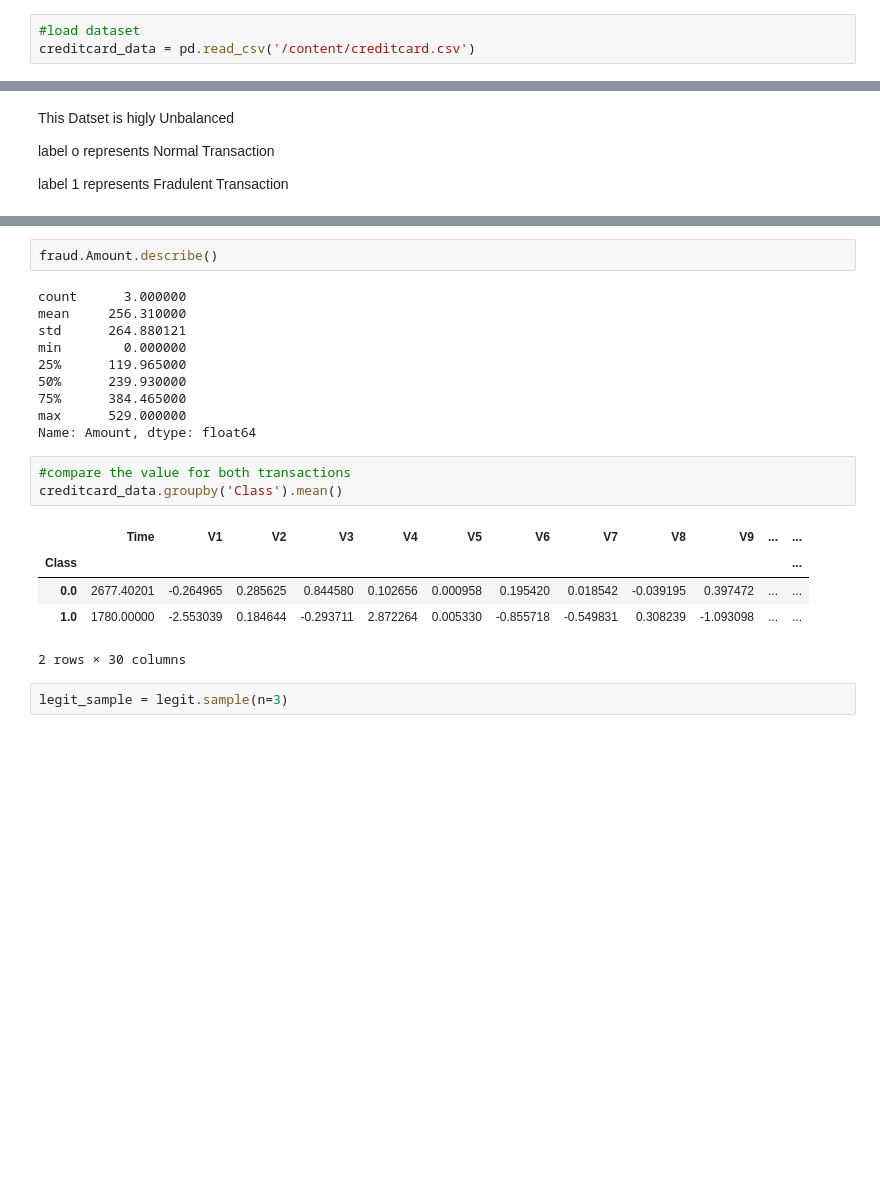
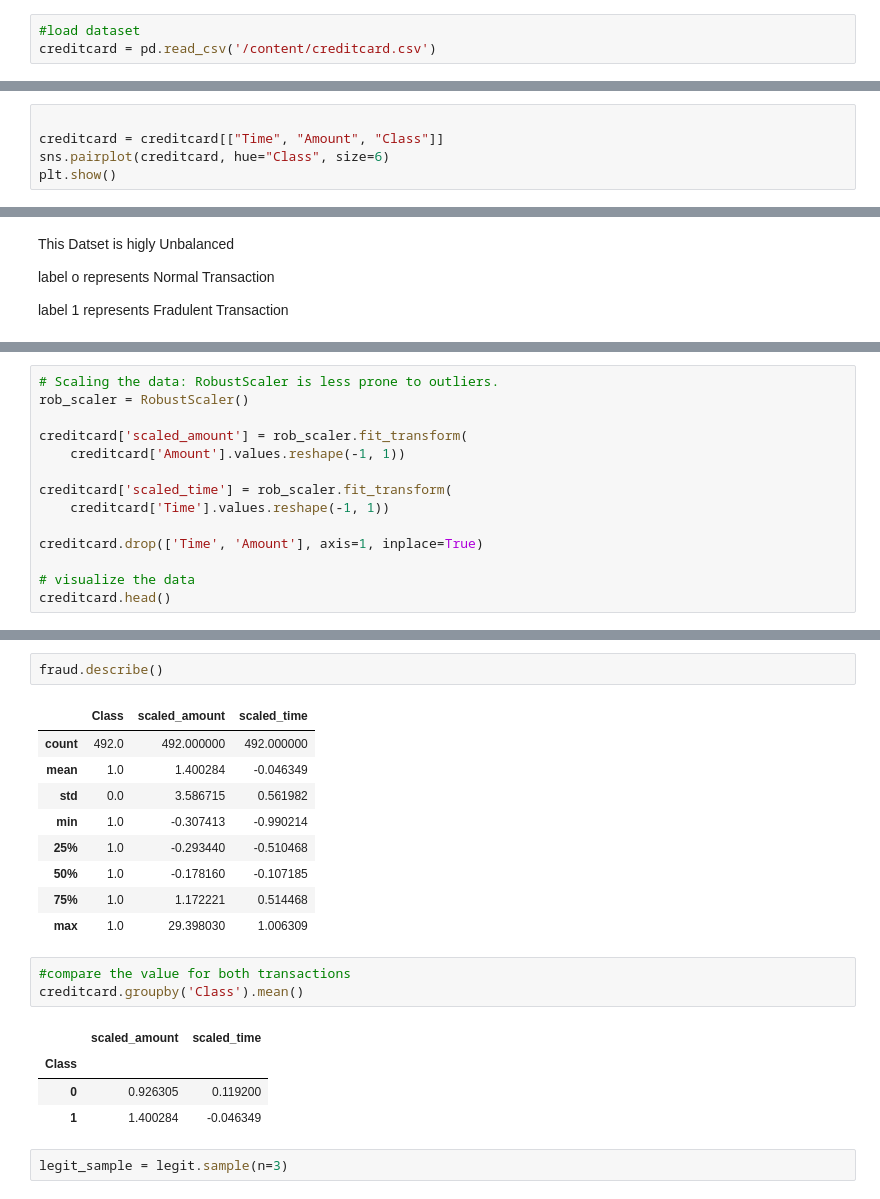
Before and after one commit to Rahul-tech-hub/CreditCardFraudDtetction, a Jupyter notebook: Copy_of_CreditCard.ipynb, the cells around one changed output, grey strips where cells are left out. Drawn from its saved outputs; the diff is of its cells as text; blank space fills up the shorter version.

```diff
--- a/Copy_of_CreditCard.ipynb
+++ b/Copy_of_CreditCard.ipynb
@@ -9,3 +24,3 @@ from sklearn.metrics import accuracy_score
 # %%
 #load dataset
-creditcard_data = pd.read_csv('/content/creditcard.csv')
+creditcard = pd.read_csv('/content/creditcard.csv')
@@ -72,0 +173,5 @@ dtype: int64
+# %%
+
+creditcard = creditcard[["Time", "Amount", "Class"]]
+sns.pairplot(creditcard, hue="Class", size=6)
+plt.show()
@@ -85,0 +200,14 @@ label 1 represents Fradulent Transaction
+# %%
+# Scaling the data: RobustScaler is less prone to outliers.
+rob_scaler = RobustScaler()
+
+creditcard['scaled_amount'] = rob_scaler.fit_transform(
+    creditcard['Amount'].values.reshape(-1, 1))
+
+creditcard['scaled_time'] = rob_scaler.fit_transform(
+    creditcard['Time'].values.reshape(-1, 1))
+
+creditcard.drop(['Time', 'Amount'], axis=1, inplace=True)
+
+# visualize the data
+creditcard.head()
@@ -109,24 +277,23 @@ Name: Amount, dtype: float64
 # %%
-fraud.Amount.describe()
+fraud.describe()
 # %% [output]
-count      3.000000
-mean     256.310000
-std      264.880121
-min        0.000000
-25%      119.965000
-50%      239.930000
-75%      384.465000
-max      529.000000
-Name: Amount, dtype: float64
+|  | Class | scaled_amount | scaled_time |
+| count | 492.0 | 492.000000 | 492.000000 |
+| mean | 1.0 | 1.400284 | -0.046349 |
+| std | 0.0 | 3.586715 | 0.561982 |
+| min | 1.0 | -0.307413 | -0.990214 |
+| 25% | 1.0 | -0.293440 | -0.510468 |
+| 50% | 1.0 | -0.178160 | -0.107185 |
+| 75% | 1.0 | 1.172221 | 0.514468 |
+| max | 1.0 | 29.398030 | 1.006309 |
 # %%
 #compare the value for both transactions
-creditcard_data.groupby('Class').mean()
+creditcard.groupby('Class').mean()
 # %% [output]
-|  | Time | V1 | V2 | V3 | V4 | V5 | V6 | V7 | V8 | V9 | ... | ... |
-| Class |  |  |  |  |  |  |  |  |  |  |  | ... |
-| 0.0 | 2677.40201 | -0.264965 | 0.285625 | 0.844580 | 0.102656 | 0.000958 | 0.195420 | 0.018542 | -0.039195 | 0.397472 | ... | ... |
-| 1.0 | 1780.00000 | -2.553039 | 0.184644 | -0.293711 | 2.872264 | 0.005330 | -0.855718 | -0.549831 | 0.308239 | -1.093098 | ... | ... |
+|  | scaled_amount | scaled_time |
+| Class |  |  |
+| 0 | 0.926305 | 0.119200 |
+| 1 | 1.400284 | -0.046349 |
-2 rows × 30 columns
 # %%
 legit_sample = legit.sample(n=3)
 # %% [markdown]
```
Also changed, not shown: parts of 55 cells of this notebook.
